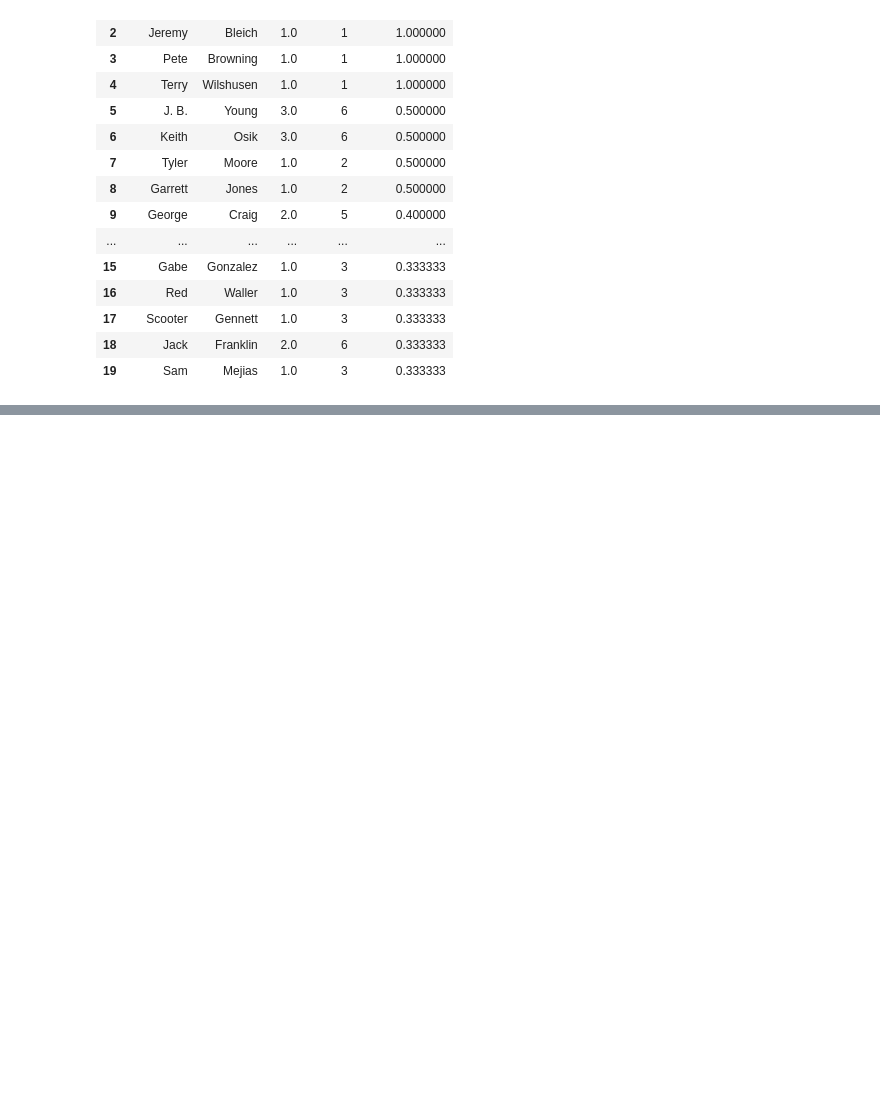
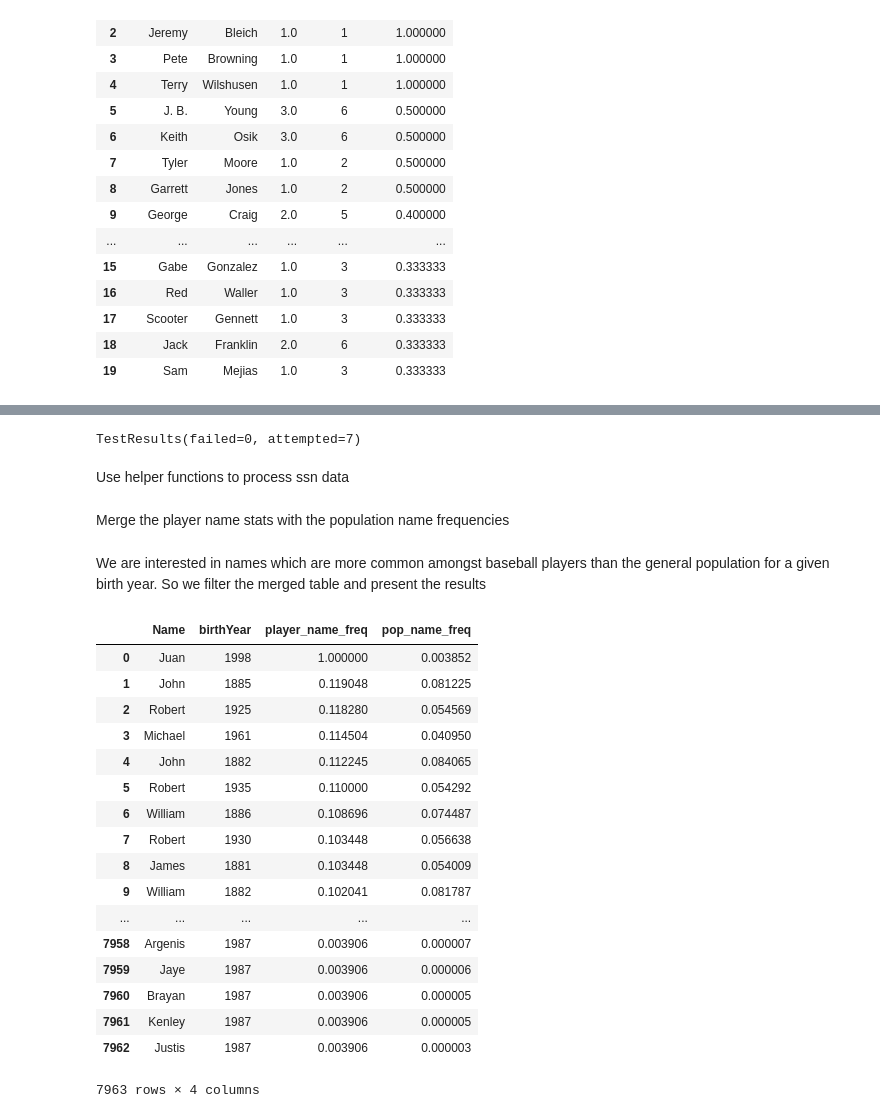
Before and after one commit to sarvaniputta/pandas_practice, a Jupyter notebook: assignment6_part2_q1.ipynb, the cells around one changed output, grey strips where cells are left out. Cells and saved outputs as stored; diff of their text form; code cells hidden in the pictures; blank space fills up the shorter version.

Commit message:
Clean cross database problem solution and add doctests.

```diff
--- a/assignment6_part2_q1.ipynb
+++ b/assignment6_part2_q1.ipynb
@@ -216,0 +142,72 @@ merged.loc[merged['frequency']>merged['value']]
+# %%
+def process_name_file(year:int, gender:str='M'):
+    """Obtain frequency of names of a given gender for a given year.
+
+    >>> df = process_name_file(1880)
+    >>> df.shape
+    (1058, 3)
+    >>> '{:.1f}'.format(df.pop_name_freq.sum())
+    '1.0'
+    """
+    file = 'names/yob{}.txt'.format(year)
+    df = pd.read_csv(file, header=None, names=['Name', 'Sex', 'noccur'])
+    df = df.loc[df.Sex == gender, ['Name', 'noccur']].copy()
+    df.loc[:,'pop_name_freq']=df.noccur/df.noccur.sum()
+    df.loc[:,'birthYear'] = year
+    return df.drop(['noccur'], axis=1)
+
+doctest.testmod()
+# %% [output]
+TestResults(failed=0, attempted=7)
+# %%
+def process_ssn_db(min_year:int, max_year:int):
+    """Obtain population name statistics from ssn data files for given year range.
+
+    Wrapper that loops process_name_file around required year range.
+    """
+    names_accum = []
+    for year in range(min_year, max_year+1):
+        df = process_name_file(year, gender='M')
+        names_accum.append(df)
+    return pd.concat(names_accum, axis=0, ignore_index=True)
+# %% [markdown]
+Use helper functions to process ssn data
+# %%
+min_year, max_year = names.birthYear.min(), names.birthYear.max()
+name_frequencies = process_ssn_db(1880, max_year)
+# %% [markdown]
+Merge the player name stats with the population name frequencies
+# %%
+merged = player_name_stats.merge(name_frequencies,
+                           left_on=['birthYear','first_name'],
+                           right_on=['birthYear', 'Name'])
+# %% [markdown]
+We are interested in names which are more common amongst baseball players than the general population for a given birth year. So we filter the merged table and present the results
+# %%
+more_frequent_player_names = (merged
+                              .loc[merged['player_name_freq'] > merged['pop_name_freq']]
+                              .sort_values(by=['player_name_freq', 'pop_name_freq'],
+                                           ascending=False)
+                              [['Name', 'birthYear', 'player_name_freq', 'pop_name_freq']]
+                              .reset_index(drop=True)
+                             )
+more_frequent_player_names
+# %% [output]
+|  | Name | birthYear | player_name_freq | pop_name_freq |
+| 0 | Juan | 1998 | 1.000000 | 0.003852 |
+| 1 | John | 1885 | 0.119048 | 0.081225 |
+| 2 | Robert | 1925 | 0.118280 | 0.054569 |
+| 3 | Michael | 1961 | 0.114504 | 0.040950 |
+| 4 | John | 1882 | 0.112245 | 0.084065 |
+| 5 | Robert | 1935 | 0.110000 | 0.054292 |
+| 6 | William | 1886 | 0.108696 | 0.074487 |
+| 7 | Robert | 1930 | 0.103448 | 0.056638 |
+| 8 | James | 1881 | 0.103448 | 0.054009 |
+| 9 | William | 1882 | 0.102041 | 0.081787 |
+| ... | ... | ... | ... | ... |
+| 7958 | Argenis | 1987 | 0.003906 | 0.000007 |
+| 7959 | Jaye | 1987 | 0.003906 | 0.000006 |
+| 7960 | Brayan | 1987 | 0.003906 | 0.000005 |
+| 7961 | Kenley | 1987 | 0.003906 | 0.000005 |
+| 7962 | Justis | 1987 | 0.003906 | 0.000003 |
+7963 rows × 4 columns
```
Also changed, not shown: parts of 42 cells of this notebook.
